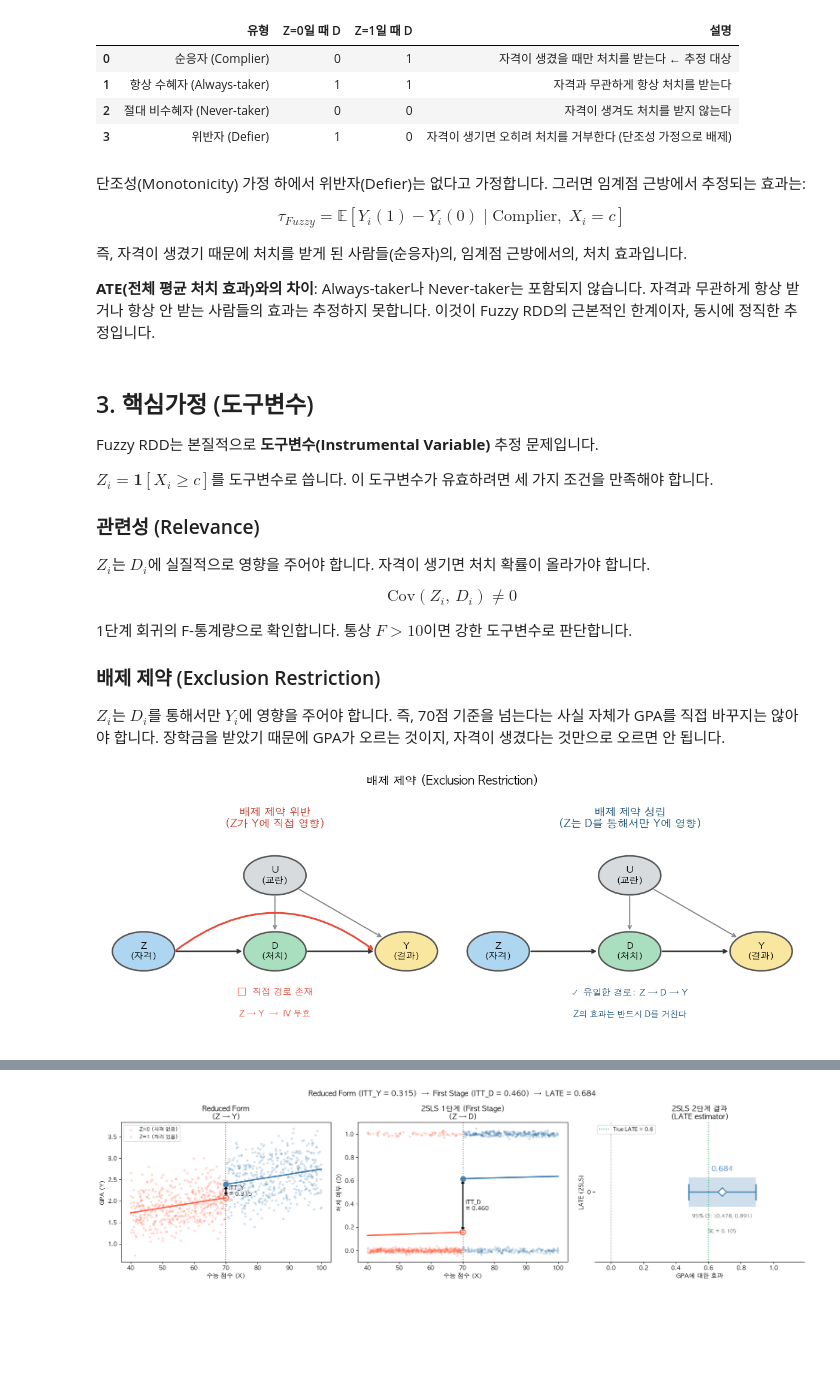
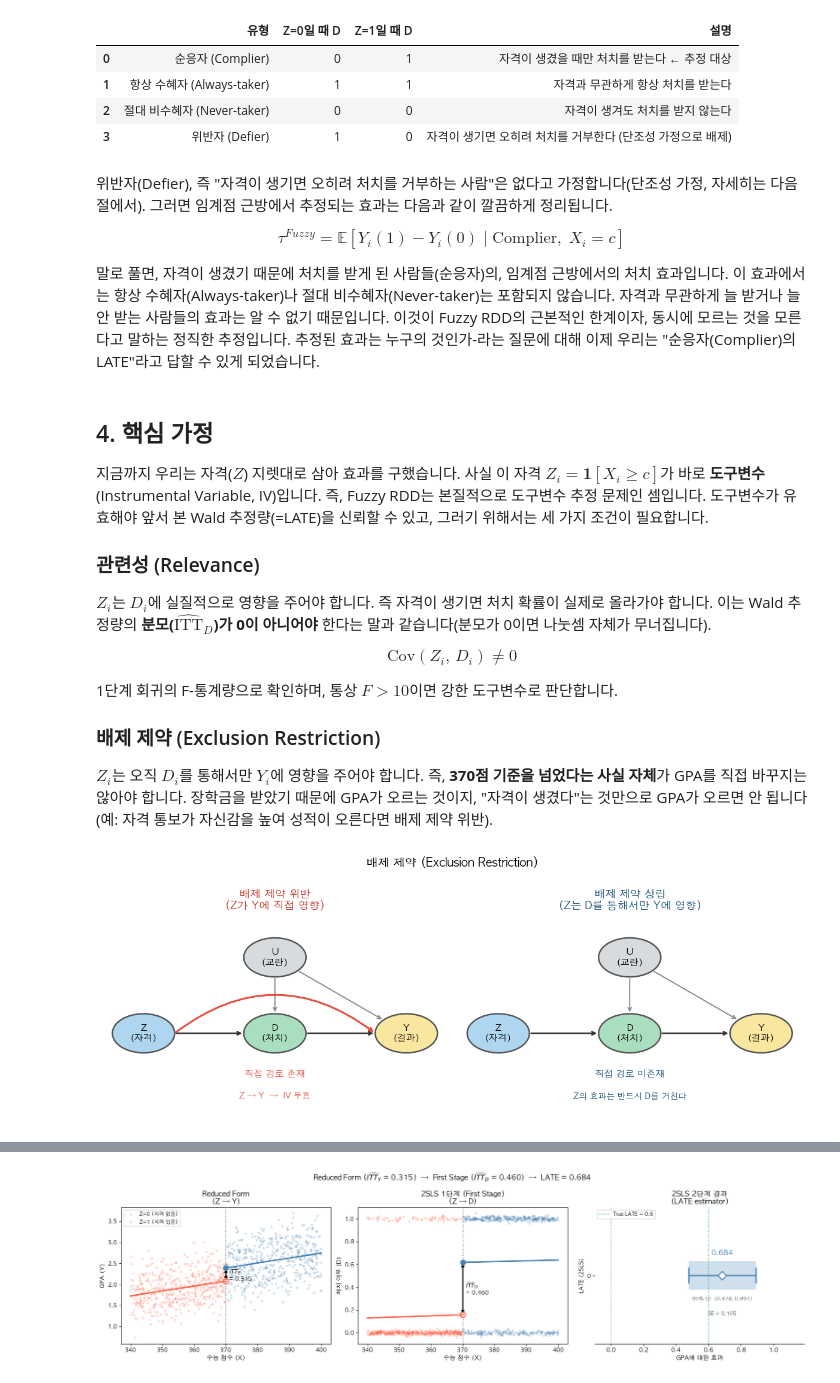
Before and after one commit to CausalInferenceLab/causal-studio, a Jupyter notebook: book/rdd/fuzzy_rdd_ko.ipynb, the cells around one changed output, grey strips where cells are left out. Cells and saved outputs as stored; diff of their text form; code cells hidden in the pictures; blank space fills up the shorter version.

Commit message:
docs(rdd): Fuzzy RDD 노트북 본문 개선 (컷오프 370점 기준, 2SLS 설명 추가)
main의 노트북 포맷(rename, 언어 전환, 참고자료 섹션)은 유지하고
본문 내용을 보강했습니다.

Co-Authored-By: Claude Sonnet 4.6 <noreply@anthropic.com>

```diff
--- a/book/rdd/fuzzy_rdd_ko.ipynb
+++ b/book/rdd/fuzzy_rdd_ko.ipynb
@@ -141,31 +173,27 @@ pd.DataFrame({
 | 2 | 절대 비수혜자 (Never-taker) | 0 | 0 | 자격이 생겨도 처치를 받지 않는다 |
 | 3 | 위반자 (Defier) | 1 | 0 | 자격이 생기면 오히려 처치를 거부한다 (단조성 가정으로 배제) |
 # %% [markdown]
-단조성(Monotonicity) 가정 하에서 위반자(Defier)는 없다고 가정합니다. 그러면 임계점 근방에서 추정되는 효과는:
+위반자(Defier), 즉 "자격이 생기면 오히려 처치를 거부하는 사람"은 없다고 가정합니다(단조성 가정, 자세히는 다음 절에서). 그러면 임계점 근방에서 추정되는 효과는 다음과 같이 깔끔하게 정리됩니다.
 
-$$\tau_{Fuzzy} = \mathbb{E}[Y_i(1) - Y_i(0) \mid \text{Complier},\; X_i = c]$$
+$$\tau^{Fuzzy} = \mathbb{E}[Y_i(1) - Y_i(0) \mid \text{Complier},\; X_i = c]$$
 
-즉, 자격이 생겼기 때문에 처치를 받게 된 사람들(순응자)의, 임계점 근방에서의, 처치 효과입니다.
-
-**ATE(전체 평균 처치 효과)와의 차이**: Always-taker나 Never-taker는 포함되지 않습니다. 자격과 무관하게 항상 받거나 항상 안 받는 사람들의 효과는 추정하지 못합니다. 이것이 Fuzzy RDD의 근본적인 한계이자, 동시에 정직한 추정입니다.
+말로 풀면, 자격이 생겼기 때문에 처치를 받게 된 사람들(순응자)의, 임계점 근방에서의 처치 효과입니다. 이 효과에서는 항상 수혜자(Always-taker)나 절대 비수혜자(Never-taker)는 포함되지 않습니다. 자격과 무관하게 늘 받거나 늘 안 받는 사람들의 효과는 알 수 없기 때문입니다. 이것이 Fuzzy RDD의 근본적인 한계이자, 동시에 모르는 것을 모른다고 말하는 정직한 추정입니다. 추정된 효과는 누구의 것인가-라는 질문에 대해 이제 우리는 "순응자(Complier)의 LATE"라고 답할 수 있게 되었습니다.
 # %% [markdown]
-## 3. 핵심가정 (도구변수)
+## 4. 핵심 가정
 
-Fuzzy RDD는 본질적으로 **도구변수(Instrumental Variable)** 추정 문제입니다.
-
-$Z_i = \mathbf{1}[X_i \geq c]$를 도구변수로 씁니다. 이 도구변수가 유효하려면 세 가지 조건을 만족해야 합니다.
+지금까지 우리는 자격($Z$) 지렛대로 삼아 효과를 구했습니다. 사실 이 자격 $Z_i = \mathbf{1}[X_i \geq c]$가 바로 **도구변수**(Instrumental Variable, IV)입니다. 즉, Fuzzy RDD는 본질적으로 도구변수 추정 문제인 셈입니다. 도구변수가 유효해야 앞서 본 Wald 추정량(=LATE)을 신뢰할 수 있고, 그러기 위해서는 세 가지 조건이 필요합니다.
 
 ### 관련성 (Relevance)
 
-$Z_i$는 $D_i$에 실질적으로 영향을 주어야 합니다. 자격이 생기면 처치 확률이 올라가야 합니다.
+$Z_i$는 $D_i$에 실질적으로 영향을 주어야 합니다. 즉 자격이 생기면 처치 확률이 실제로 올라가야 합니다. 이는 Wald 추정량의 **분모($\widehat{\text{ITT}}_D$)가 0이 아니어야** 한다는 말과 같습니다(분모가 0이면 나눗셈 자체가 무너집니다).
 
 $$\text{Cov}(Z_i,\, D_i) \neq 0$$
 
-1단계 회귀의 F-통계량으로 확인합니다. 통상 $F > 10$이면 강한 도구변수로 판단합니다.
+1단계 회귀의 F-통계량으로 확인하며, 통상 $F > 10$이면 강한 도구변수로 판단합니다.
 
 ### 배제 제약 (Exclusion Restriction)
 
-$Z_i$는 $D_i$를 통해서만 $Y_i$에 영향을 주어야 합니다. 즉, 70점 기준을 넘는다는 사실 자체가 GPA를 직접 바꾸지는 않아야 합니다. 장학금을 받았기 때문에 GPA가 오르는 것이지, 자격이 생겼다는 것만으로 오르면 안 됩니다.
+$Z_i$는 오직 $D_i$를 통해서만 $Y_i$에 영향을 주어야 합니다. 즉, **370점 기준을 넘었다는 사실 자체**가 GPA를 직접 바꾸지는 않아야 합니다. 장학금을 받았기 때문에 GPA가 오르는 것이지, "자격이 생겼다"는 것만으로 GPA가 오르면 안 됩니다(예: 자격 통보가 자신감을 높여 성적이 오른다면 배제 제약 위반).
 # %%
 fig, axes = plt.subplots(1, 2, figsize=(12, 4.5))
 
@@ -201,33 +229,33 @@ draw_nodes(ax)
 arrow(ax, 'Z', 'D')
 arrow(ax, 'D', 'Y')
 arrow(ax, 'U', 'D', color='#888', lw=1.4)
 arrow(ax, 'U', 'Y', color='#888', lw=1.4)
 arrow(ax, 'Z', 'Y', color='#E74C3C', lw=2.2, rad=-0.38)   # 직접 경로 (위반)
 # ✗ 표시
 mx = (pos['Z'][0] + pos['Y'][0]) / 2
 my = min(pos['Z'][1], pos['Y'][1]) - 0.20
-ax.text(mx, my, '✗  직접 경로 존재', color='#E74C3C', fontsize=11,
+ax.text(mx, my, '직접 경로 존재', color='#E74C3C', fontsize=11,
         ha='center', fontweight='bold')
 ax.text(mx, my - 0.10, 'Z → Y  →  IV 무효', color='#E74C3C', fontsize=10, ha='center')
 
 # ── 오른쪽: 배제 제약 성립 ──
 ax2 = axes[1]
 ax2.set_xlim(0, 1); ax2.set_ylim(0.1, 1.05); ax2.axis('off')
 ax2.set_title('배제 제약 성립\n(Z는 D를 통해서만 Y에 영향)', fontsize=13, fontweight='bold', color='#1A5276')
 draw_nodes(ax2)
 arrow(ax2, 'Z', 'D')
 arrow(ax2, 'D', 'Y')
 arrow(ax2, 'U', 'D', color='#888', lw=1.4)
 arrow(ax2, 'U', 'Y', color='#888', lw=1.4)
 mx2 = (pos['Z'][0] + pos['Y'][0]) / 2
 my2 = min(pos['Z'][1], pos['Y'][1]) - 0.20
-ax2.text(mx2, my2, '✓  유일한 경로: Z → D → Y', color='#1A5276',
+ax2.text(mx2, my2, '직접 경로 미존재', color='#1A5276',
          fontsize=11, ha='center', fontweight='bold')
 ax2.text(mx2, my2 - 0.10, 'Z의 효과는 반드시 D를 거친다', color='#1A5276',
          fontsize=10, ha='center')
 
 plt.suptitle('배제 제약 (Exclusion Restriction)', fontsize=14, fontweight='bold', y=1.01)
 plt.tight_layout()
 plt.show()
 # %% [output]
-[figure, old version]
+[figure, new version]
```
Also changed, not shown: parts of 16 cells of this notebook, 1 other file.
